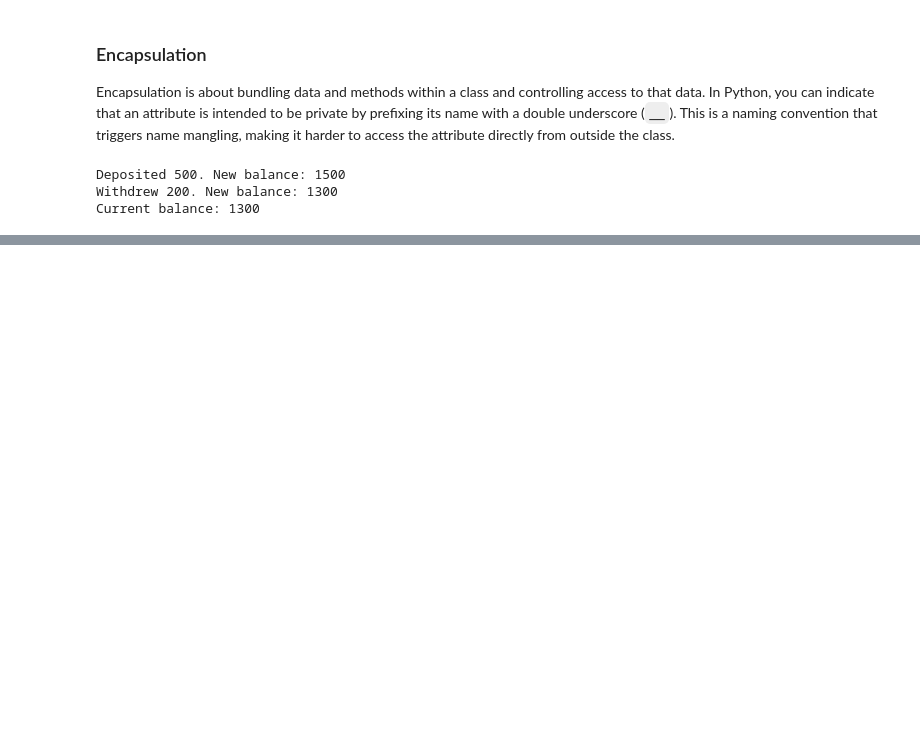
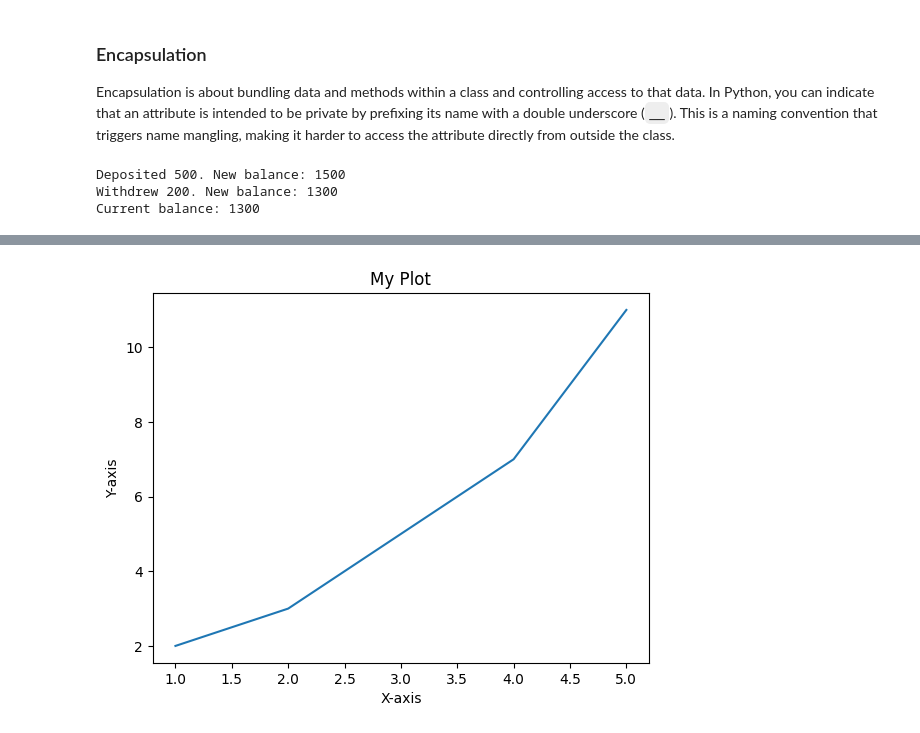
Before and after one commit to prof-sd1/Data-Science, a Jupyter notebook: AI_Module_2.ipynb, the cells around one changed output, grey strips where cells are left out. Saved outputs shown, nothing was run; the diff lists cells and outputs as text; code cells hidden in the pictures; blank space fills up the shorter version.

```diff
--- a/AI_Module_2.ipynb
+++ b/AI_Module_2.ipynb
@@ -1021,0 +3043,12 @@ Current balance: 1300
+# %%
+#Examples
+x = [1, 2, 3, 4, 5]
+y = [2, 3, 5, 7, 11]
+fig, ax = plt.subplots() # Creates a figure and a single axes
+ax.plot(x, y) # Plot on the axes
+ax.set_xlabel('X-axis')
+ax.set_ylabel('Y-axis')
+ax.set_title('My Plot')
+plt.show()
+# %% [output]
+[figure, added]
```
Also changed, not shown: parts of 256 cells of this notebook.
